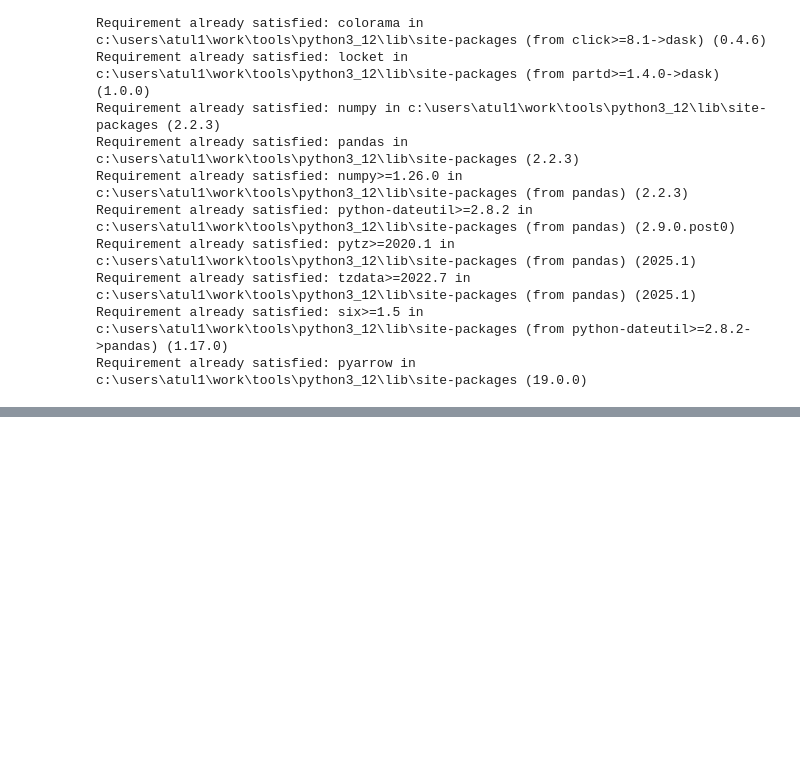
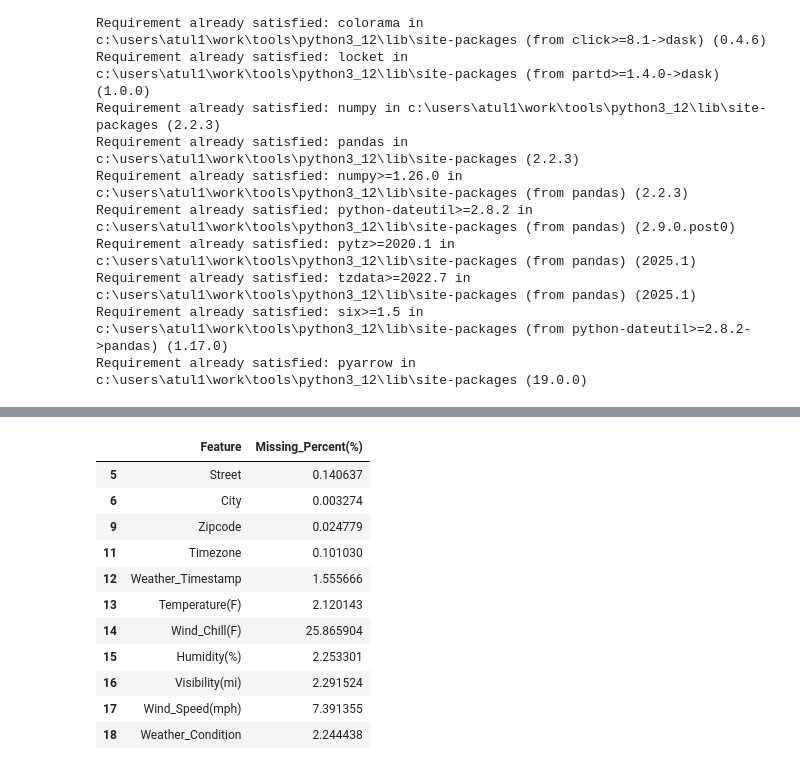
Before and after one commit to aaiprojects/aai-500-02, a Jupyter notebook: src/Florida_Accident_Data_Analysis.ipynb, the cells around one changed output, grey strips where cells are left out. Saved outputs shown, nothing was run; the diff lists cells and outputs as text; code cells hidden in the pictures; blank space fills up the shorter version.

```diff
--- a/src/Florida_Accident_Data_Analysis.ipynb
+++ b/src/Florida_Accident_Data_Analysis.ipynb
@@ -132,0 +167,18 @@ Dats saved according to state.
+# %%
+missing_data = pd.DataFrame(raw_data_file_frame.isnull().sum()).reset_index()
+missing_data.columns = ['Feature', 'Missing_Percent(%)']
+missing_data['Missing_Percent(%)'] = missing_data['Missing_Percent(%)'].apply(lambda x: x / raw_data_file_frame.shape[0] * 100)
+missing_data.loc[missing_data['Missing_Percent(%)']>0,:]
+# %% [output]
+|  | Feature | Missing_Percent(%) |
+| 5 | Street | 0.140637 |
+| 6 | City | 0.003274 |
+| 9 | Zipcode | 0.024779 |
+| 11 | Timezone | 0.101030 |
+| 12 | Weather_Timestamp | 1.555666 |
+| 13 | Temperature(F) | 2.120143 |
+| 14 | Wind_Chill(F) | 25.865904 |
+| 15 | Humidity(%) | 2.253301 |
+| 16 | Visibility(mi) | 2.291524 |
+| 17 | Wind_Speed(mph) | 7.391355 |
+| 18 | Weather_Condition | 2.244438 |
```
Also changed, not shown: parts of 13 cells of this notebook.
